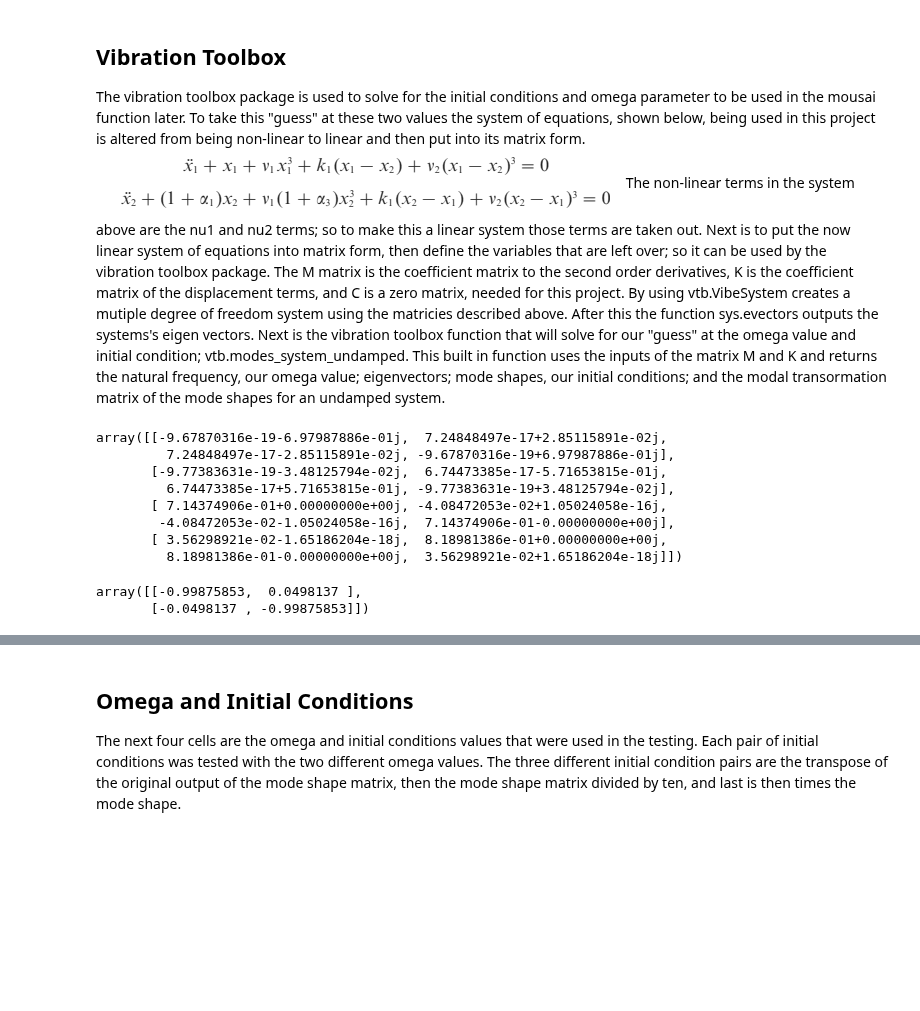
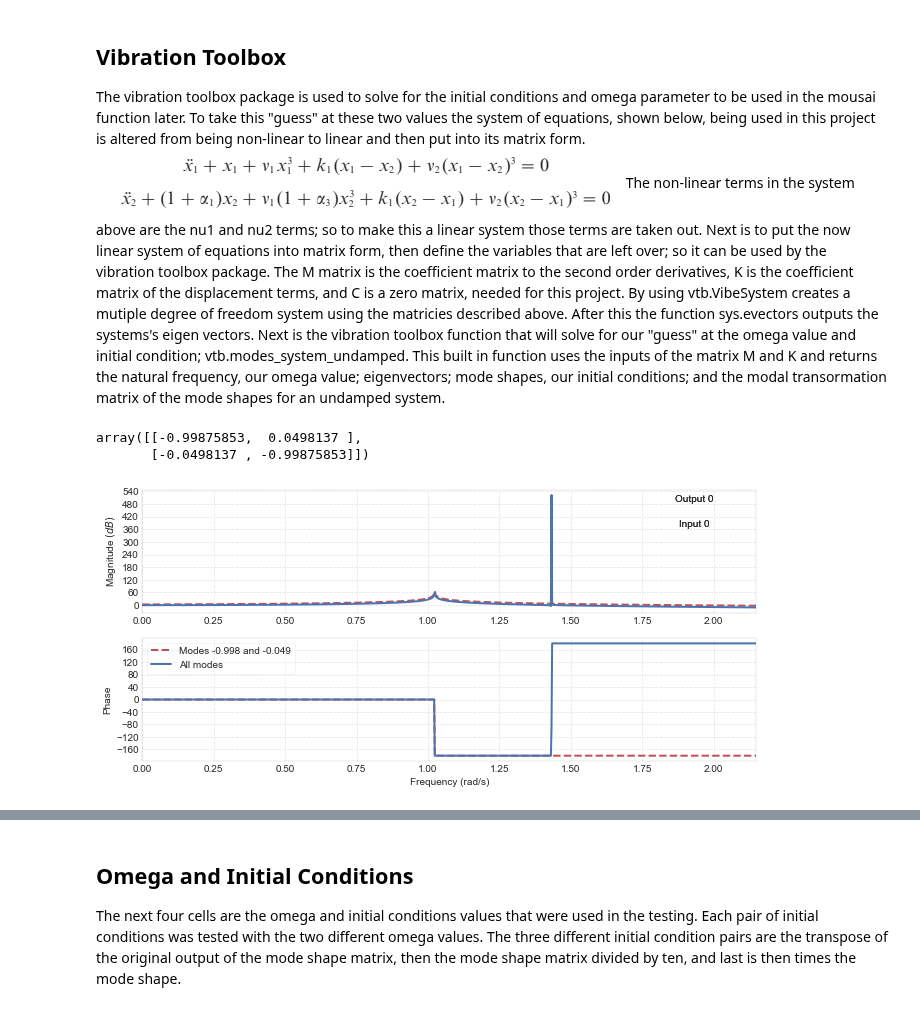
Before and after one commit to w320alm/Non_Linear_System_with_Mousai, a Jupyter notebook: NLS_In_Mousai.ipynb, the cells around one changed output, grey strips where cells are left out. Drawn from its saved outputs; the diff is of its cells as text; code cells hidden in the pictures; blank space fills up the shorter version.

Commit message:
Mode Shape vs Frequency Plot

```diff
--- a/NLS_In_Mousai.ipynb
+++ b/NLS_In_Mousai.ipynb
@@ -38,17 +35,13 @@ sys = vtb.VibeSystem(M, C, K, name='2 dof system')
-# %%
-sys.evectors
-# %% [output]
-array([[-9.67870316e-19-6.97987886e-01j,  7.24848497e-17+2.85115891e-02j,
-         7.24848497e-17-2.85115891e-02j, -9.67870316e-19+6.97987886e-01j],
-       [-9.77383631e-19-3.48125794e-02j,  6.74473385e-17-5.71653815e-01j,
-         6.74473385e-17+5.71653815e-01j, -9.77383631e-19+3.48125794e-02j],
-       [ 7.14374906e-01+0.00000000e+00j, -4.08472053e-02+1.05024058e-16j,
-        -4.08472053e-02-1.05024058e-16j,  7.14374906e-01-0.00000000e+00j],
-       [ 3.56298921e-02-1.65186204e-18j,  8.18981386e-01+0.00000000e+00j,
-         8.18981386e-01-0.00000000e+00j,  3.56298921e-02+1.65186204e-18j]])
 # %%
 w, P, S, Sinv = vtb.modes_system_undamped(M,K)
 S
 # %% [output]
 array([[-0.99875853,  0.0498137 ],
        [-0.0498137 , -0.99875853]])
+# %%
+ax = sys.plot_freq_response(0,0, modes=[-0.998, -0.049], color = 'r', linestyle = '--',
+                          label ='Modes -0.998 and -0.049')
+ax = sys.plot_freq_response(0,0, ax0=ax[0],ax1=ax[1],color='b',label='All modes')
+ax[1].legend();
+# %% [output]
+[figure, added]
```
Also changed, not shown: parts of 4 cells of this notebook.
